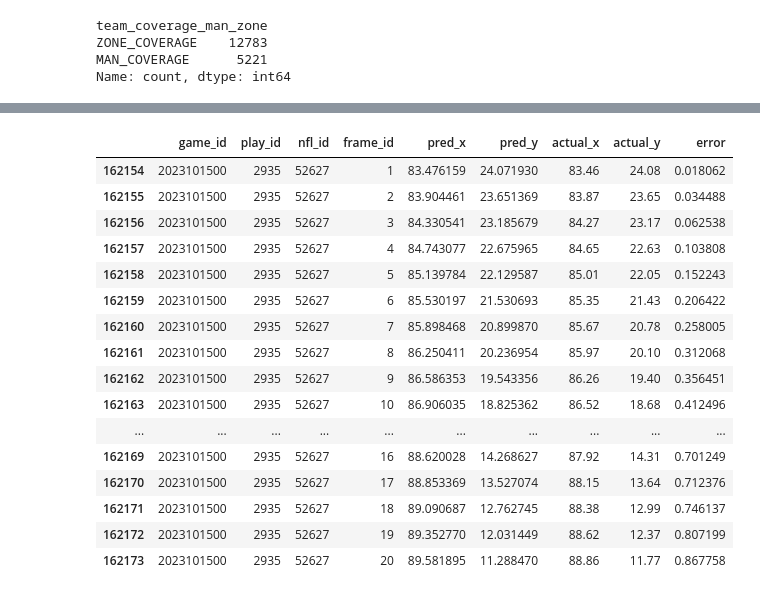
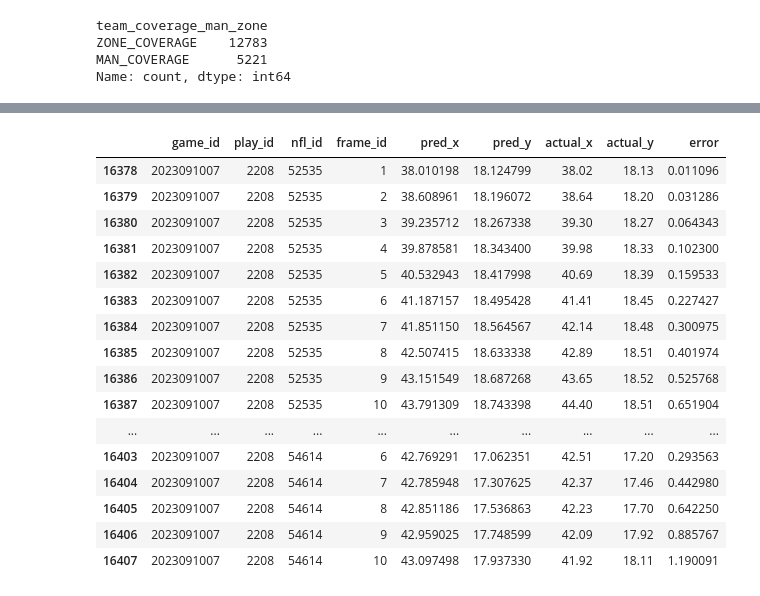
Before and after one commit to kevniu95/bdb-26, a Jupyter notebook: analytics_pred_catch_analysis.ipynb, the cells around one changed output, grey strips where cells are left out. Drawn from its saved outputs; the diff is of its cells as text; code cells hidden in the pictures.

```diff
--- a/analytics_pred_catch_analysis.ipynb
+++ b/analytics_pred_catch_analysis.ipynb
@@ -2291,24 +2485,28 @@ catch_probabilities[
 # %%
-local_submission[(local_submission['game_id'] == 2023101500) &
-                 (local_submission['play_id'] == 2935) &
-                 (local_submission['nfl_id'] == 52627)
+# 2023100810	2294	53554
+# 2023120304	3059	52453
+# 2023121701	1453	46501
+
+local_submission[(local_submission['game_id'] == 2023091007) &
+                 (local_submission['play_id'] == 2208) &
+                 (local_submission['nfl_id'].isin([52535,54614]))
                  ]
 # %% [output]
 |  | game_id | play_id | nfl_id | frame_id | pred_x | pred_y | actual_x | actual_y | error |
-| 162154 | 2023101500 | 2935 | 52627 | 1 | 83.476159 | 24.071930 | 83.46 | 24.08 | 0.018062 |
-| 162155 | 2023101500 | 2935 | 52627 | 2 | 83.904461 | 23.651369 | 83.87 | 23.65 | 0.034488 |
-| 162156 | 2023101500 | 2935 | 52627 | 3 | 84.330541 | 23.185679 | 84.27 | 23.17 | 0.062538 |
-| 162157 | 2023101500 | 2935 | 52627 | 4 | 84.743077 | 22.675965 | 84.65 | 22.63 | 0.103808 |
-| 162158 | 2023101500 | 2935 | 52627 | 5 | 85.139784 | 22.129587 | 85.01 | 22.05 | 0.152243 |
-| 162159 | 2023101500 | 2935 | 52627 | 6 | 85.530197 | 21.530693 | 85.35 | 21.43 | 0.206422 |
-| 162160 | 2023101500 | 2935 | 52627 | 7 | 85.898468 | 20.899870 | 85.67 | 20.78 | 0.258005 |
-| 162161 | 2023101500 | 2935 | 52627 | 8 | 86.250411 | 20.236954 | 85.97 | 20.10 | 0.312068 |
-| 162162 | 2023101500 | 2935 | 52627 | 9 | 86.586353 | 19.543356 | 86.26 | 19.40 | 0.356451 |
-| 162163 | 2023101500 | 2935 | 52627 | 10 | 86.906035 | 18.825362 | 86.52 | 18.68 | 0.412496 |
+| 16378 | 2023091007 | 2208 | 52535 | 1 | 38.010198 | 18.124799 | 38.02 | 18.13 | 0.011096 |
+| 16379 | 2023091007 | 2208 | 52535 | 2 | 38.608961 | 18.196072 | 38.64 | 18.20 | 0.031286 |
+| 16380 | 2023091007 | 2208 | 52535 | 3 | 39.235712 | 18.267338 | 39.30 | 18.27 | 0.064343 |
+| 16381 | 2023091007 | 2208 | 52535 | 4 | 39.878581 | 18.343400 | 39.98 | 18.33 | 0.102300 |
+| 16382 | 2023091007 | 2208 | 52535 | 5 | 40.532943 | 18.417998 | 40.69 | 18.39 | 0.159533 |
+| 16383 | 2023091007 | 2208 | 52535 | 6 | 41.187157 | 18.495428 | 41.41 | 18.45 | 0.227427 |
+| 16384 | 2023091007 | 2208 | 52535 | 7 | 41.851150 | 18.564567 | 42.14 | 18.48 | 0.300975 |
+| 16385 | 2023091007 | 2208 | 52535 | 8 | 42.507415 | 18.633338 | 42.89 | 18.51 | 0.401974 |
+| 16386 | 2023091007 | 2208 | 52535 | 9 | 43.151549 | 18.687268 | 43.65 | 18.52 | 0.525768 |
+| 16387 | 2023091007 | 2208 | 52535 | 10 | 43.791309 | 18.743398 | 44.40 | 18.51 | 0.651904 |
 | ... | ... | ... | ... | ... | ... | ... | ... | ... | ... |
-| 162169 | 2023101500 | 2935 | 52627 | 16 | 88.620028 | 14.268627 | 87.92 | 14.31 | 0.701249 |
-| 162170 | 2023101500 | 2935 | 52627 | 17 | 88.853369 | 13.527074 | 88.15 | 13.64 | 0.712376 |
-| 162171 | 2023101500 | 2935 | 52627 | 18 | 89.090687 | 12.762745 | 88.38 | 12.99 | 0.746137 |
-| 162172 | 2023101500 | 2935 | 52627 | 19 | 89.352770 | 12.031449 | 88.62 | 12.37 | 0.807199 |
-| 162173 | 2023101500 | 2935 | 52627 | 20 | 89.581895 | 11.288470 | 88.86 | 11.77 | 0.867758 |
+| 16403 | 2023091007 | 2208 | 54614 | 6 | 42.769291 | 17.062351 | 42.51 | 17.20 | 0.293563 |
+| 16404 | 2023091007 | 2208 | 54614 | 7 | 42.785948 | 17.307625 | 42.37 | 17.46 | 0.442980 |
+| 16405 | 2023091007 | 2208 | 54614 | 8 | 42.851186 | 17.536863 | 42.23 | 17.70 | 0.642250 |
+| 16406 | 2023091007 | 2208 | 54614 | 9 | 42.959025 | 17.748599 | 42.09 | 17.92 | 0.885767 |
+| 16407 | 2023091007 | 2208 | 54614 | 10 | 43.097498 | 17.937330 | 41.92 | 18.11 | 1.190091 |
 # %%
```
Also changed, not shown: parts of 36 cells of this notebook.
